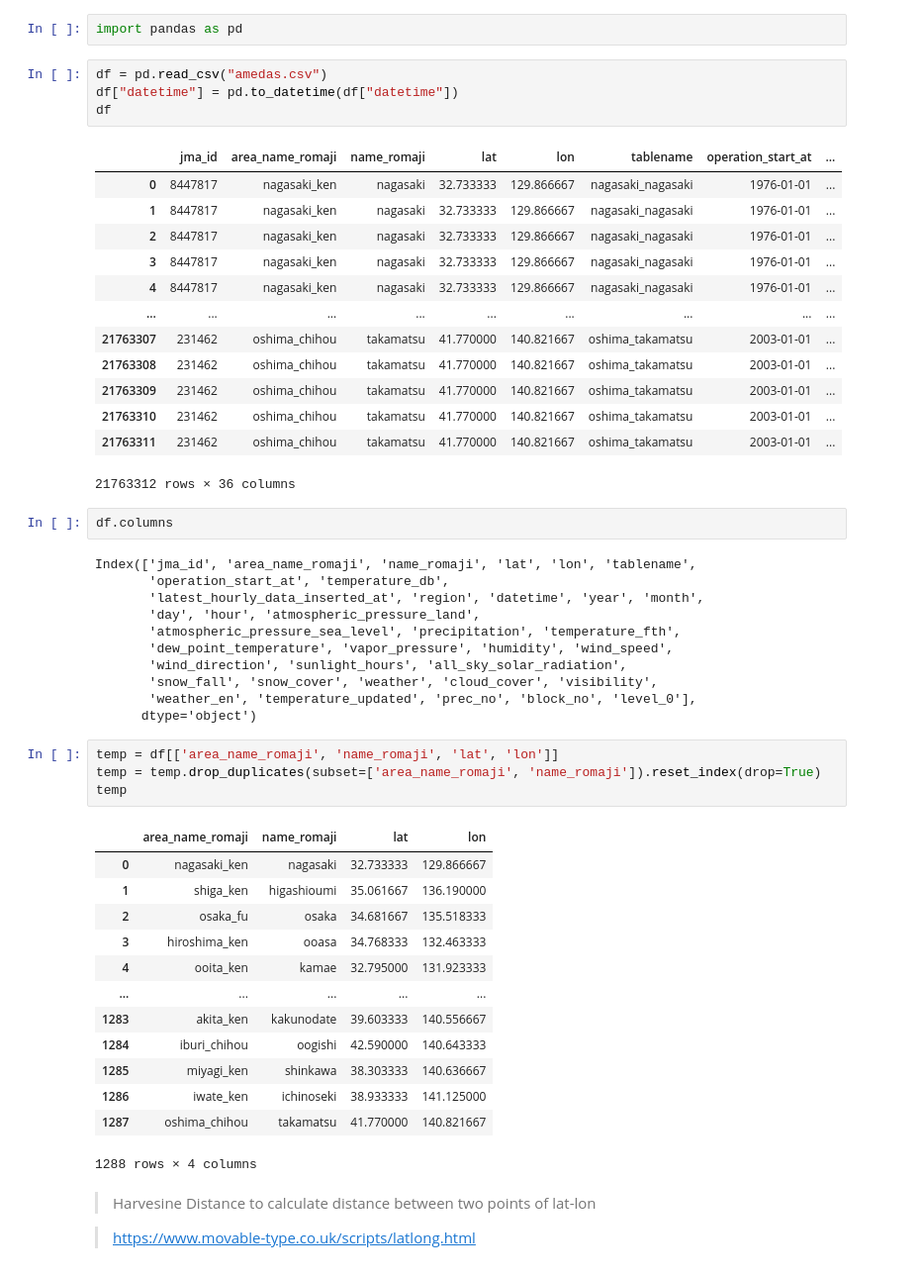
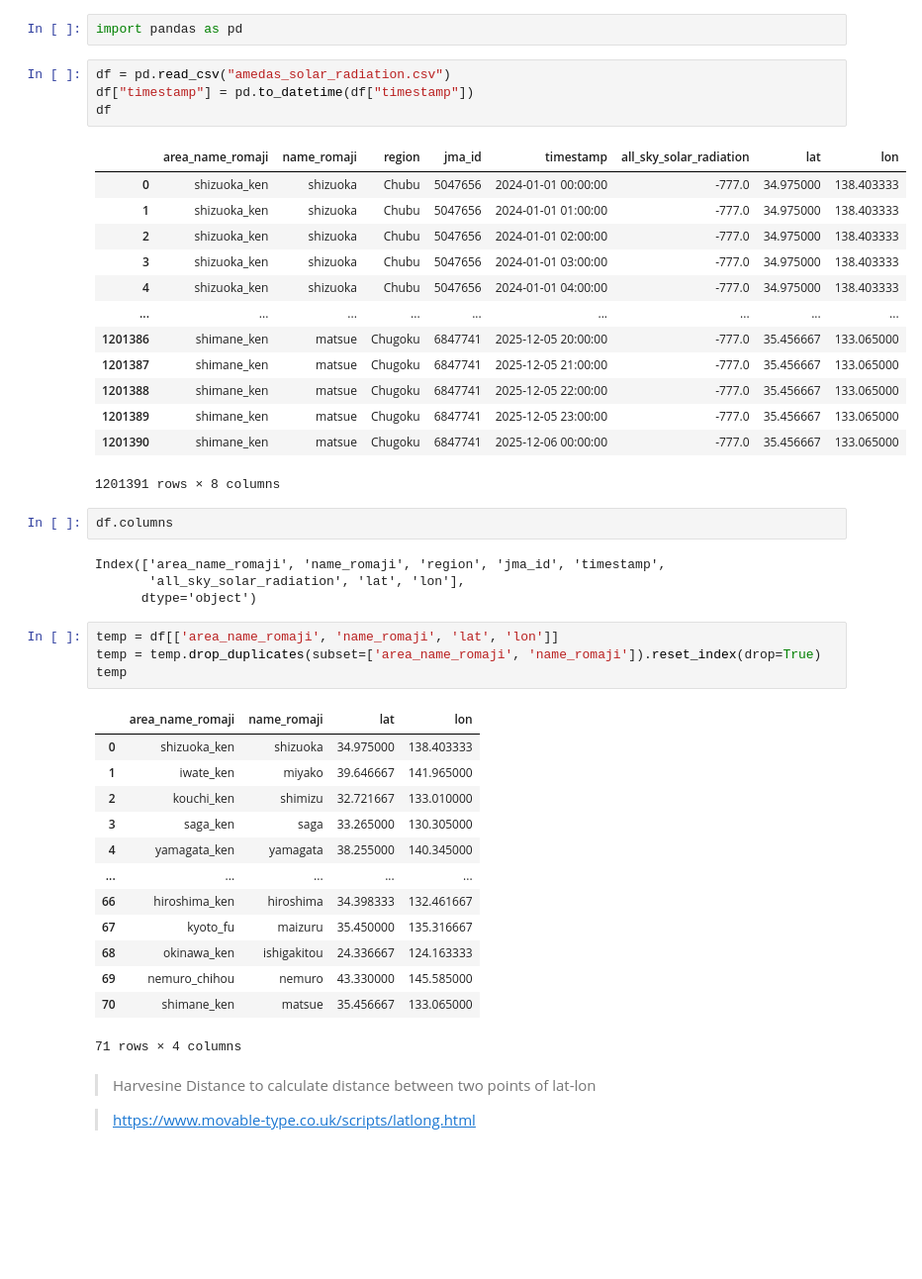
Before and after one commit to iqbalpa/taiyoukou, a Jupyter notebook: main.ipynb, the cells around one changed output. Shown: that part at 99% size. Saved outputs shown, nothing was run; the diff lists cells and outputs as text; blank space fills up the shorter version.

```diff
--- a/main.ipynb
+++ b/main.ipynb
@@ -1,35 +1,28 @@
 # %%
 import pandas as pd
 # %%
-df = pd.read_csv("amedas.csv")
-df["datetime"] = pd.to_datetime(df["datetime"])
+df = pd.read_csv("amedas_solar_radiation.csv")
+df["timestamp"] = pd.to_datetime(df["timestamp"])
 df
 # %% [output]
-|  | jma_id | area_name_romaji | name_romaji | lat | lon | tablename | operation_start_at | ... |
-| 0 | 8447817 | nagasaki_ken | nagasaki | 32.733333 | 129.866667 | nagasaki_nagasaki | 1976-01-01 | ... |
-| 1 | 8447817 | nagasaki_ken | nagasaki | 32.733333 | 129.866667 | nagasaki_nagasaki | 1976-01-01 | ... |
-| 2 | 8447817 | nagasaki_ken | nagasaki | 32.733333 | 129.866667 | nagasaki_nagasaki | 1976-01-01 | ... |
-| 3 | 8447817 | nagasaki_ken | nagasaki | 32.733333 | 129.866667 | nagasaki_nagasaki | 1976-01-01 | ... |
-| 4 | 8447817 | nagasaki_ken | nagasaki | 32.733333 | 129.866667 | nagasaki_nagasaki | 1976-01-01 | ... |
+|  | area_name_romaji | name_romaji | region | jma_id | timestamp | all_sky_solar_radiation | lat | lon |
+| 0 | shizuoka_ken | shizuoka | Chubu | 5047656 | 2024-01-01 00:00:00 | -777.0 | 34.975000 | 138.403333 |
+| 1 | shizuoka_ken | shizuoka | Chubu | 5047656 | 2024-01-01 01:00:00 | -777.0 | 34.975000 | 138.403333 |
+| 2 | shizuoka_ken | shizuoka | Chubu | 5047656 | 2024-01-01 02:00:00 | -777.0 | 34.975000 | 138.403333 |
+| 3 | shizuoka_ken | shizuoka | Chubu | 5047656 | 2024-01-01 03:00:00 | -777.0 | 34.975000 | 138.403333 |
+| 4 | shizuoka_ken | shizuoka | Chubu | 5047656 | 2024-01-01 04:00:00 | -777.0 | 34.975000 | 138.403333 |
 | ... | ... | ... | ... | ... | ... | ... | ... | ... |
-| 21763307 | 231462 | oshima_chihou | takamatsu | 41.770000 | 140.821667 | oshima_takamatsu | 2003-01-01 | ... |
-| 21763308 | 231462 | oshima_chihou | takamatsu | 41.770000 | 140.821667 | oshima_takamatsu | 2003-01-01 | ... |
-| 21763309 | 231462 | oshima_chihou | takamatsu | 41.770000 | 140.821667 | oshima_takamatsu | 2003-01-01 | ... |
-| 21763310 | 231462 | oshima_chihou | takamatsu | 41.770000 | 140.821667 | oshima_takamatsu | 2003-01-01 | ... |
-| 21763311 | 231462 | oshima_chihou | takamatsu | 41.770000 | 140.821667 | oshima_takamatsu | 2003-01-01 | ... |
+| 1201386 | shimane_ken | matsue | Chugoku | 6847741 | 2025-12-05 20:00:00 | -777.0 | 35.456667 | 133.065000 |
+| 1201387 | shimane_ken | matsue | Chugoku | 6847741 | 2025-12-05 21:00:00 | -777.0 | 35.456667 | 133.065000 |
+| 1201388 | shimane_ken | matsue | Chugoku | 6847741 | 2025-12-05 22:00:00 | -777.0 | 35.456667 | 133.065000 |
+| 1201389 | shimane_ken | matsue | Chugoku | 6847741 | 2025-12-05 23:00:00 | -777.0 | 35.456667 | 133.065000 |
+| 1201390 | shimane_ken | matsue | Chugoku | 6847741 | 2025-12-06 00:00:00 | -777.0 | 35.456667 | 133.065000 |
-21763312 rows × 36 columns
+1201391 rows × 8 columns
 # %%
 df.columns
 # %% [output]
-Index(['jma_id', 'area_name_romaji', 'name_romaji', 'lat', 'lon', 'tablename',
-       'operation_start_at', 'temperature_db',
-       'latest_hourly_data_inserted_at', 'region', 'datetime', 'year', 'month',
-       'day', 'hour', 'atmospheric_pressure_land',
-       'atmospheric_pressure_sea_level', 'precipitation', 'temperature_fth',
-       'dew_point_temperature', 'vapor_pressure', 'humidity', 'wind_speed',
-       'wind_direction', 'sunlight_hours', 'all_sky_solar_radiation',
-       'snow_fall', 'snow_cover', 'weather', 'cloud_cover', 'visibility',
-       'weather_en', 'temperature_updated', 'prec_no', 'block_no', 'level_0'],
+Index(['area_name_romaji', 'name_romaji', 'region', 'jma_id', 'timestamp',
+       'all_sky_solar_radiation', 'lat', 'lon'],
       dtype='object')
 # %%
 temp = df[['area_name_romaji', 'name_romaji', 'lat', 'lon']]
@@ -37,18 +30,18 @@ temp = temp.drop_duplicates(subset=['area_name_romaji', 'name_romaji']).reset_in
 temp
 # %% [output]
 |  | area_name_romaji | name_romaji | lat | lon |
-| 0 | nagasaki_ken | nagasaki | 32.733333 | 129.866667 |
-| 1 | shiga_ken | higashioumi | 35.061667 | 136.190000 |
-| 2 | osaka_fu | osaka | 34.681667 | 135.518333 |
-| 3 | hiroshima_ken | ooasa | 34.768333 | 132.463333 |
-| 4 | ooita_ken | kamae | 32.795000 | 131.923333 |
+| 0 | shizuoka_ken | shizuoka | 34.975000 | 138.403333 |
+| 1 | iwate_ken | miyako | 39.646667 | 141.965000 |
+| 2 | kouchi_ken | shimizu | 32.721667 | 133.010000 |
+| 3 | saga_ken | saga | 33.265000 | 130.305000 |
+| 4 | yamagata_ken | yamagata | 38.255000 | 140.345000 |
 | ... | ... | ... | ... | ... |
-| 1283 | akita_ken | kakunodate | 39.603333 | 140.556667 |
-| 1284 | iburi_chihou | oogishi | 42.590000 | 140.643333 |
-| 1285 | miyagi_ken | shinkawa | 38.303333 | 140.636667 |
-| 1286 | iwate_ken | ichinoseki | 38.933333 | 141.125000 |
-| 1287 | oshima_chihou | takamatsu | 41.770000 | 140.821667 |
+| 66 | hiroshima_ken | hiroshima | 34.398333 | 132.461667 |
+| 67 | kyoto_fu | maizuru | 35.450000 | 135.316667 |
+| 68 | okinawa_ken | ishigakitou | 24.336667 | 124.163333 |
+| 69 | nemuro_chihou | nemuro | 43.330000 | 145.585000 |
+| 70 | shimane_ken | matsue | 35.456667 | 133.065000 |
-1288 rows × 4 columns
+71 rows × 4 columns
 # %% [markdown]
 > Harvesine Distance to calculate distance between two points of lat-lon
 
```
Also changed, not shown: parts of 23 cells of this notebook, 6 other files.
